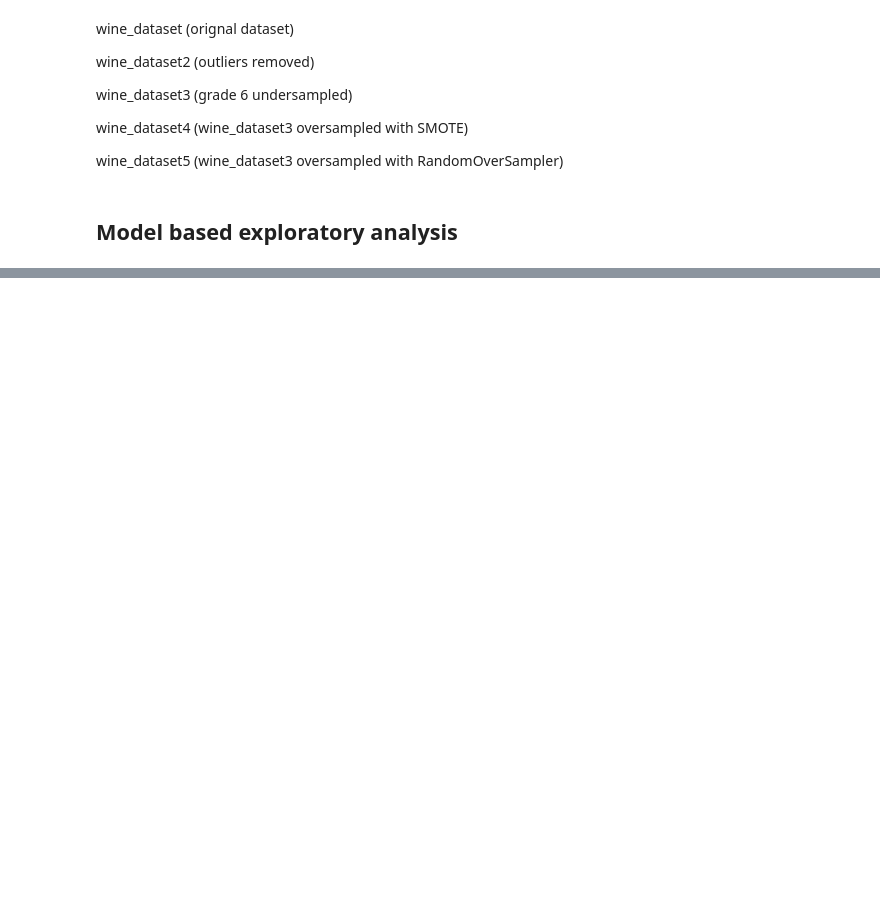
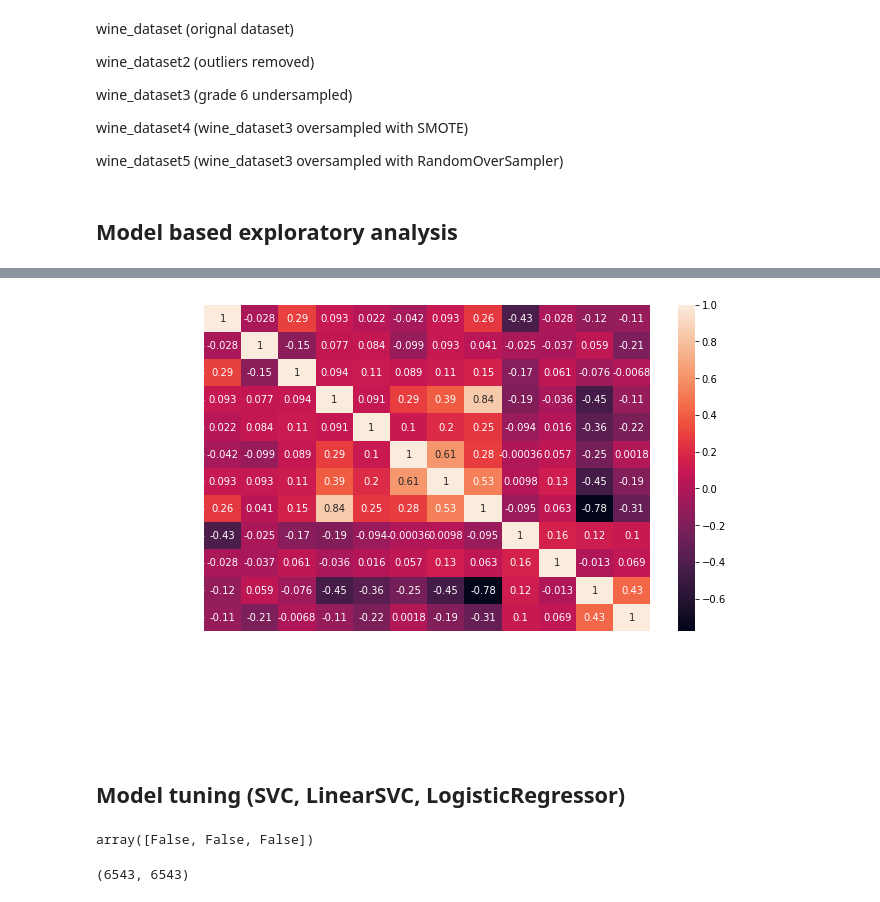
Before and after one commit to Ephraim-Akolo/Wine-Quality-Estimation, a Jupyter notebook: ML Model/jupyter notebook/create_model.ipynb, the cells around one changed output, grey strips where cells are left out. Cells and saved outputs as stored; diff of their text form; code cells hidden in the pictures; blank space fills up the shorter version.

```diff
--- a/ML Model/jupyter notebook/create_model.ipynb
+++ b/ML Model/jupyter notebook/create_model.ipynb
@@ -407,0 +741,9 @@ weighted avg       0.69      0.68      0.68       735
+# %%
+import seaborn as sns
+fig, axes = plt.subplots(figsize=(10, 6))
+sns.heatmap(wine_dataframe.corr(),annot=True, ax=axes)
+axes.tick_params(colors="white")
+# %% [output]
+[figure, added]
+# %% [markdown]
+## Model tuning (SVC, LinearSVC, LogisticRegressor)
@@ -407,0 +772,8 @@ weighted avg       0.69      0.68      0.68       735
+# %%
+(np.zeros(3)+np.ones(3)+np.zeros(3)) == 0
+# %% [output]
+array([False, False, False])
+# %%
+len(_model1_fits), len(y_train)
+# %% [output]
+(6543, 6543)
```
Also changed, not shown: parts of 42 cells of this notebook, 8 other files.
